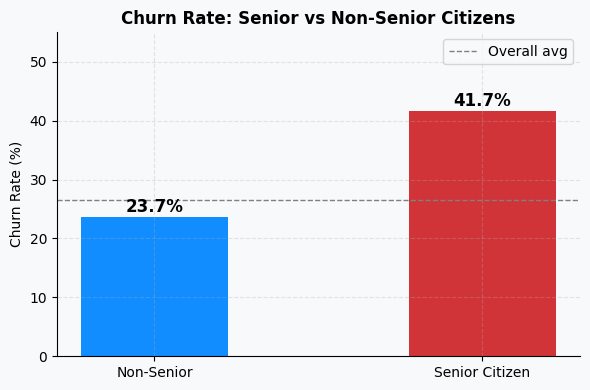
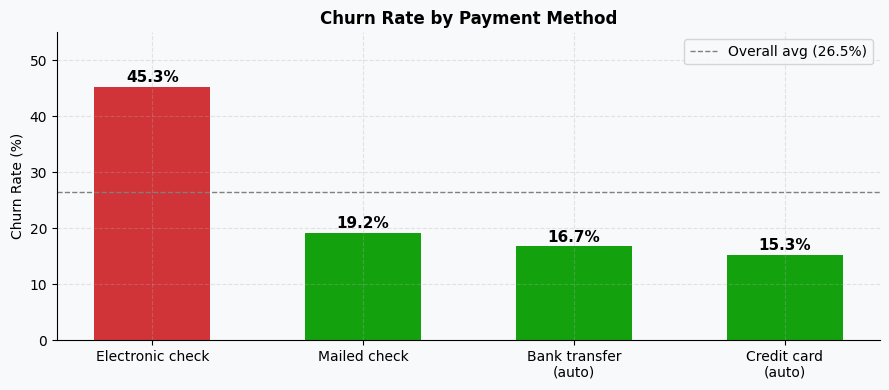
The notebook cell's code change between the first figure and the second:
--- before
+++ after
@@ -1,17 +1,17 @@
-fig, ax = plt.subplots(figsize=(6, 4))
-senior_churn = df.groupby('SeniorCitizen')['Churn_bin'].mean() * 100
-labels = ['Non-Senior', 'Senior Citizen']
-bars = ax.bar(labels, senior_churn.values,
-              color=[COLORS['neutral'], COLORS['churn']],
-              edgecolor='none', width=0.45)
-ax.set_title('Churn Rate: Senior vs Non-Senior Citizens', fontweight='bold', fontsize=12)
+fig, ax = plt.subplots(figsize=(9, 4))
+pay_churn = df.groupby('PaymentMethod')['Churn_bin'].mean().sort_values(ascending=False) * 100
+short_labels = [p.replace(' (automatic)', '\n(auto)') for p in pay_churn.index]
+colors = [COLORS['churn'] if v > 30 else COLORS['warning'] if v > 20 else COLORS['retain']
+          for v in pay_churn.values]
+bars = ax.bar(short_labels, pay_churn.values, color=colors, edgecolor='none', width=0.55)
+ax.set_title('Churn Rate by Payment Method', fontweight='bold', fontsize=12)
 ax.set_ylabel('Churn Rate (%)')
 ax.set_ylim(0, 55)
-ax.axhline(26.54, color='grey', linestyle='--', linewidth=1, label='Overall avg')
+ax.axhline(26.54, color='grey', linestyle='--', linewidth=1, label='Overall avg (26.5%)')
 ax.legend()
 for bar in bars:
     ax.text(bar.get_x() + bar.get_width()/2, bar.get_height() + 0.8,
-            f'{bar.get_height():.1f}%', ha='center', fontweight='bold', fontsize=12)
+            f'{bar.get_height():.1f}%', ha='center', fontweight='bold', fontsize=11)
 plt.tight_layout()
-plt.savefig('../reports/figures/06_senior_churn.png', dpi=150, bbox_inches='tight')
+plt.savefig('../reports/figures/04_payment_churn.png', dpi=150, bbox_inches='tight')
 plt.show()

Commit: feat: add cohort analysis notebook - retention heatmap, CLV by segment, month-to-month decay curve